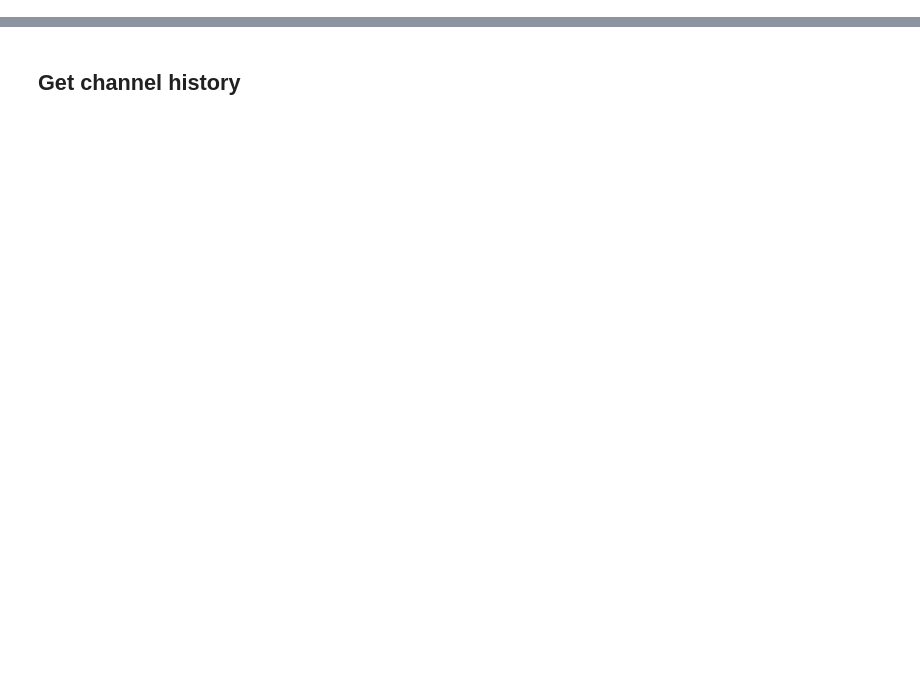
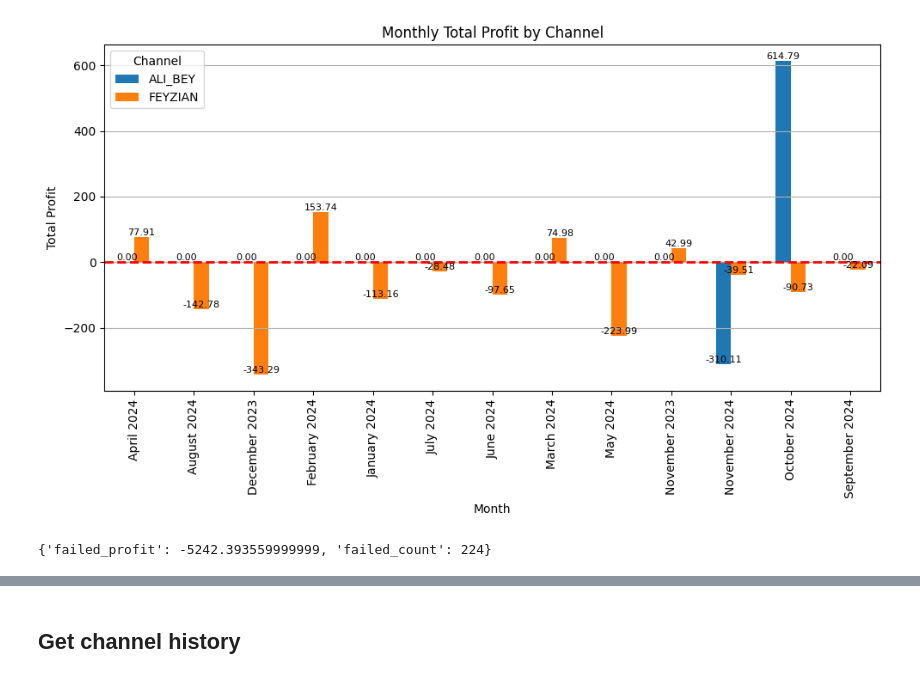
Before and after one commit to farnoodlotfali/cryptocurrency-telegram, a Jupyter notebook: oogway/backtest-statistic/aliBeyro/statistic-with-api.ipynb, the cells around one changed output, grey strips where cells are left out. Cells and saved outputs as stored; diff of their text form; code cells hidden in the pictures; blank space fills up the shorter version.

```diff
--- a/oogway/backtest-statistic/aliBeyro/statistic-with-api.ipynb
+++ b/oogway/backtest-statistic/aliBeyro/statistic-with-api.ipynb
@@ -363,0 +116,64 @@ async def extract_data_from_message(message):
+# %%
+import matplotlib.pyplot as plt
+import pandas as pd
+from datetime import datetime
+
+# Sample data to simulate results from Django ORM
+# Assuming `results` has the fields `channel_name`, `month`, and `total_profit`
+
+
+# Convert the data to a DataFrame
+df = pd.DataFrame(results)
+df['month'] = pd.to_datetime(df['month']).dt.strftime('%B %Y')
+# Pivot the DataFrame to format it for plotting
+pivot_df = df.pivot(index='month', columns='post__channel__name', values='total_profit')
+
+# Plotting
+fig, ax = plt.subplots(figsize=(10, 6))
+pivot_df.plot(kind='bar', ax=ax)
+
+# Adding a high contrast horizontal line at y=0
+ax.axhline(y=0, color='red', linestyle='--', linewidth=2)
+
+# Setting labels, title, and legend
+plt.title('Monthly Total Profit by Channel')
+plt.xlabel('Month')
+plt.ylabel('Total Profit')
+plt.legend(title='Channel')
+plt.grid(axis='y')  # Grid only for y-axis to improve readability
+
+# Adding data labels to each bar
+for p in ax.patches:
+    height = p.get_height()
+    if pd.notnull(height):  # Only annotate non-null values
+        ax.text(
+            p.get_x() + p.get_width() / 2,
+            height,
+            f'{height:.2f}',
+            ha='center',
+            va='bottom',
+            fontsize=8
+        )
+
+plt.tight_layout()
+plt.show()
+# %% [output]
+[figure, added]
+# %%
+from django.db.models import Sum, Count
+from PostAnalyzer.models import Predict
+from asgiref.sync import sync_to_async
+
+# Define an async function
+gross_loss = await sync_to_async(
+    lambda: Predict.objects.filter(
+        status__name__in=['FAILED WITH PROFIT', 'FAILED']
+    ).aggregate(
+        failed_profit=Sum('profit'),
+        failed_count=Count('id')
+    )
+)()
+
+gross_loss
+# %% [output]
+{'failed_profit': -5242.393559999999, 'failed_count': 224}
```
Also changed, not shown: parts of 32 cells of this notebook, 4 other files.
